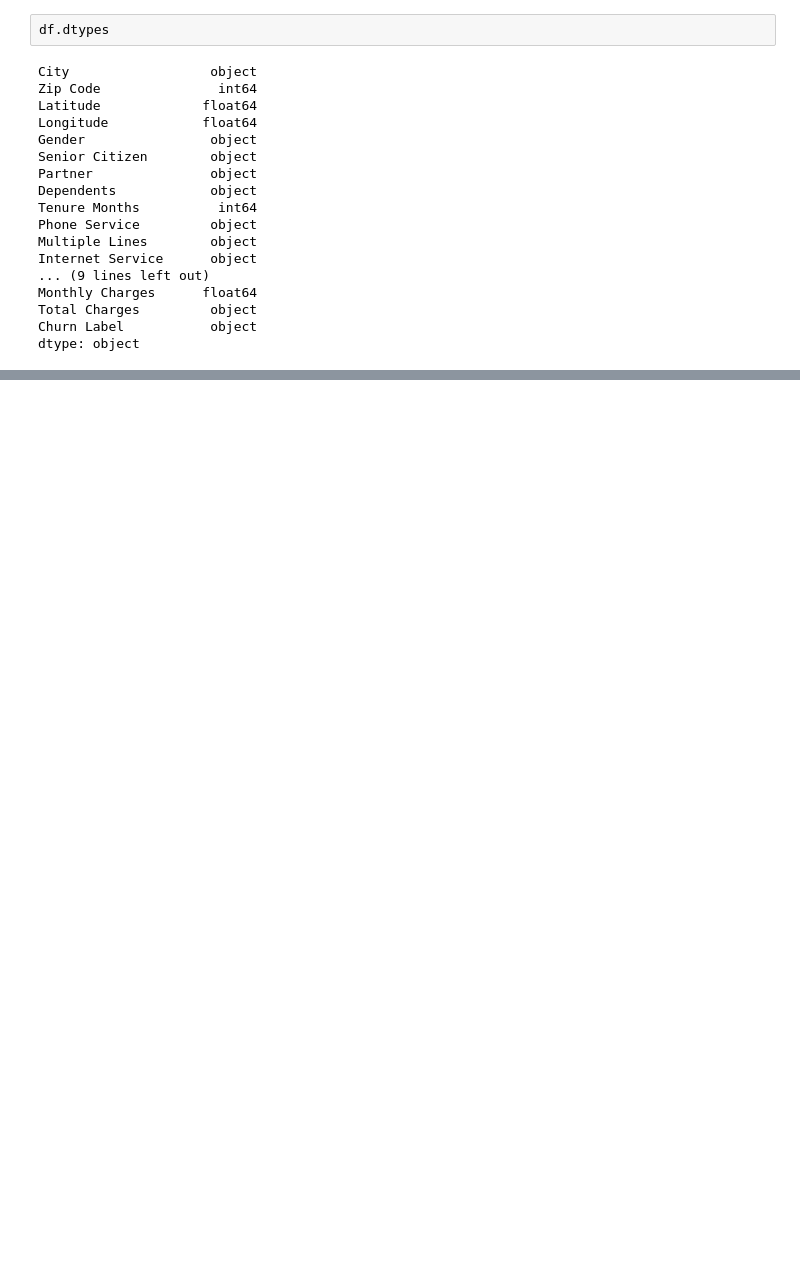
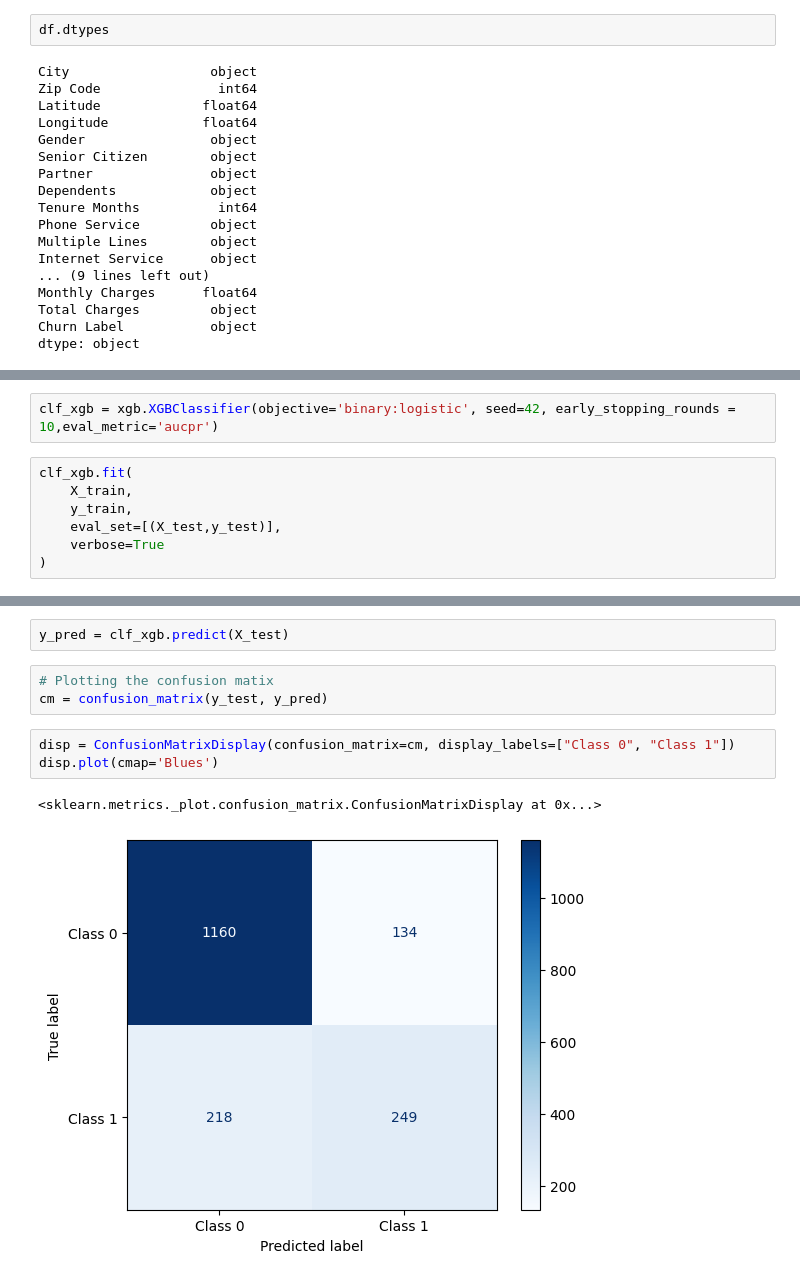
Before and after one commit to Deepan32/python-prep, a Jupyter notebook: ML Algorithms/xgboost_implementation.ipynb, the cells around one changed output, grey strips where cells are left out. Saved outputs shown, nothing was run; the diff lists cells and outputs as text; blank space fills up the shorter version.

```diff
--- a/ML Algorithms/xgboost_implementation.ipynb
+++ b/ML Algorithms/xgboost_implementation.ipynb
@@ -87,0 +160,9 @@ df.loc[df["Total Charges"] == ' ']
+# %%
+clf_xgb = xgb.XGBClassifier(objective='binary:logistic', seed=42, early_stopping_rounds = 10,eval_metric='aucpr')
+# %%
+clf_xgb.fit(
+    X_train,
+    y_train,
+    eval_set=[(X_test,y_test)],
+    verbose=True
+)
@@ -87,0 +198,11 @@ df.loc[df["Total Charges"] == ' ']
+# %%
+y_pred = clf_xgb.predict(X_test)
+# %%
+# Plotting the confusion matix
+cm = confusion_matrix(y_test, y_pred)
+# %%
+disp = ConfusionMatrixDisplay(confusion_matrix=cm, display_labels=["Class 0", "Class 1"])
+disp.plot(cmap='Blues')
+# %% [output]
+<sklearn.metrics._plot.confusion_matrix.ConfusionMatrixDisplay at 0x...>
+[figure, added]
```
Also changed, not shown: parts of 25 cells of this notebook.
